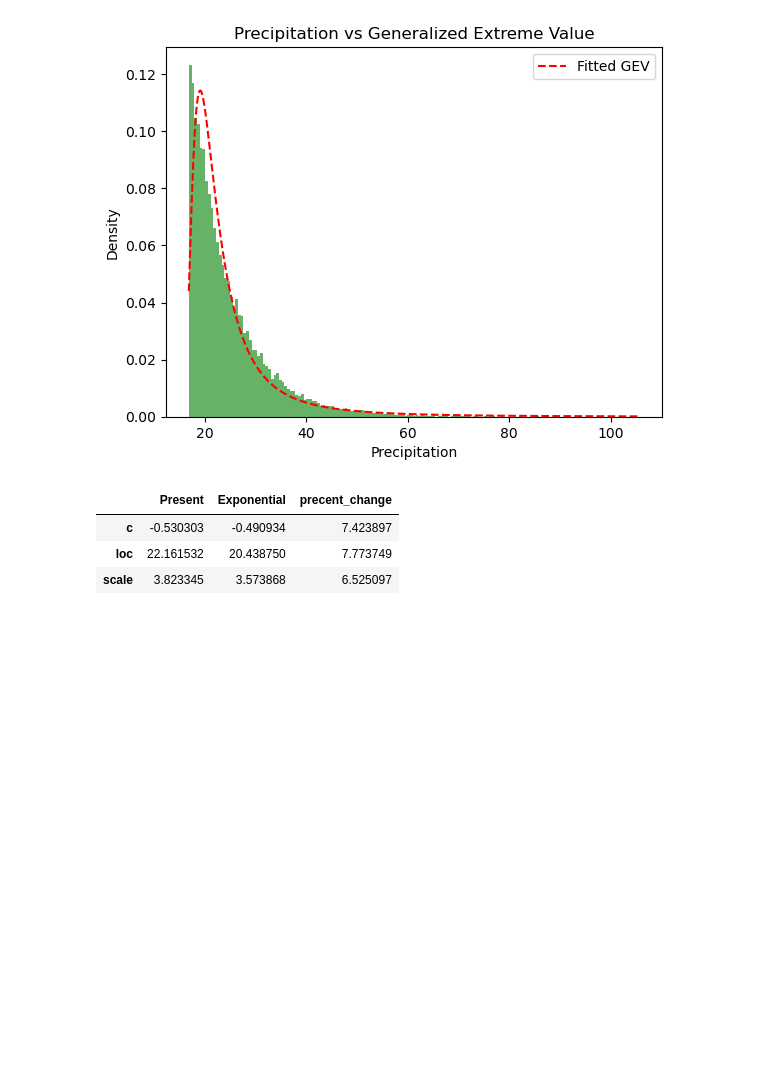
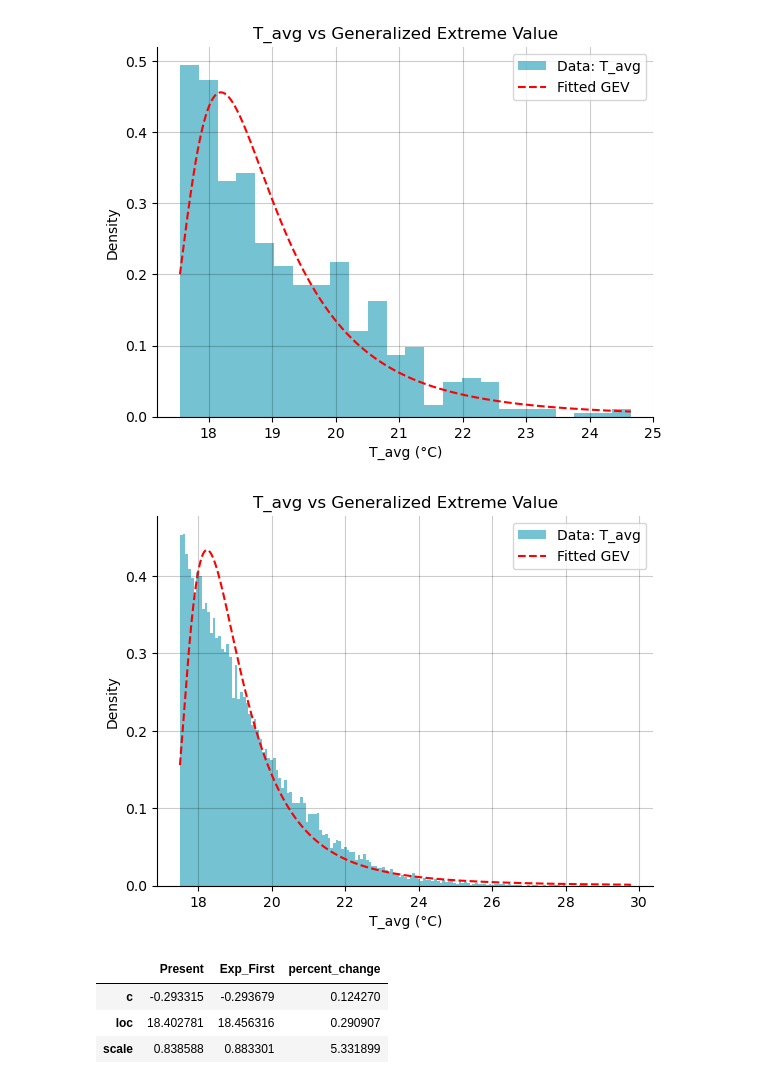
Before and after one commit to CooperBigFoot/climate-impacts, a Jupyter notebook: code/eda.ipynb, the cells around one changed output. Saved outputs shown, nothing was run; the diff lists cells and outputs as text; code cells hidden in the pictures; blank space fills up the shorter version.

```diff
--- a/code/eda.ipynb
+++ b/code/eda.ipynb
@@ -61,29 +112,21 @@ present_stats_params = {
-# %%
-exp_first_stats = ClimateStats(exp_first_data)
-
-c, loc, scale = exp_first_stats.fit_genextreme('Precipitation', 0.95)
-exp_first_stats.plot_hist_vs_genextreme('Precipitation', c=c, loc=loc, scale=scale)
-
-exp_first_stats_params = {
-    'Precipitation': {
-        'c': c,
-        'loc': loc,
-        'scale': scale
-    }
-}
-# %% [output]
-[figure, removed]
-# %%
-# Comparing parameters
-present_params = pd.DataFrame(present_stats_params)
-exp_first_params = pd.DataFrame(exp_first_stats_params)
-
-params = pd.concat([present_params, exp_first_params], axis=1)
-params.columns = ['Present', 'Exponential']
-params['precent_change'] = np.abs((params['Exponential'] - params['Present']) / params['Present'] * 100)
-params
-# %% [output]
-|  | Present | Exponential | precent_change |
-| c | -0.530303 | -0.490934 | 7.423897 |
-| loc | 22.161532 | 20.438750 | 7.773749 |
-| scale | 3.823345 | 3.573868 | 6.525097 |
+# %%
+c, loc, scale = present_stats.fit_genextreme('T_avg', 0.95)
+present_stats.plot_hist_vs_genextreme('T_avg', c=c, loc=loc, scale=scale, units='°C')
+
+c, loc, scale = exp_first_stats.fit_genextreme('T_avg', 0.95)
+exp_first_stats.plot_hist_vs_genextreme('T_avg', c=c, loc=loc, scale=scale, units='°C')
+
+params = ClimateExtreme.compare_parameters(stats1=present_stats,
+                                        name1='Present',
+                                        stats2=exp_first_stats,
+                                        name2='Exp_First',
+                                        distribution='genextreme',
+                                        column='T_avg')
+params
+# %% [output]
+[figure, added]
+[figure, added]
+|  | Present | Exp_First | percent_change |
+| c | -0.293315 | -0.293679 | 0.124270 |
+| loc | 18.402781 | 18.456316 | 0.290907 |
+| scale | 0.838588 | 0.883301 | 5.331899 |
```
Also changed, not shown: parts of 8 cells of this notebook, 2 other files.
